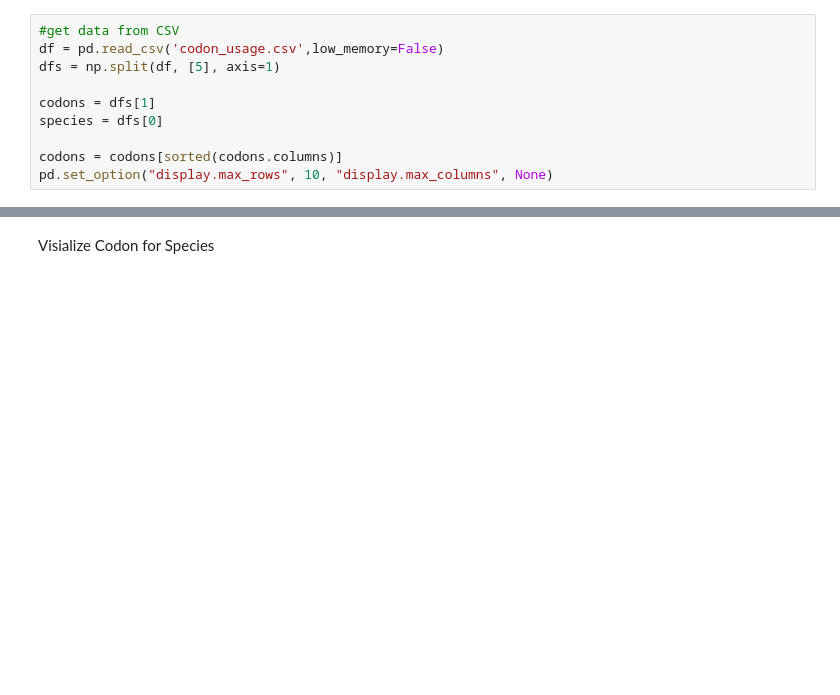
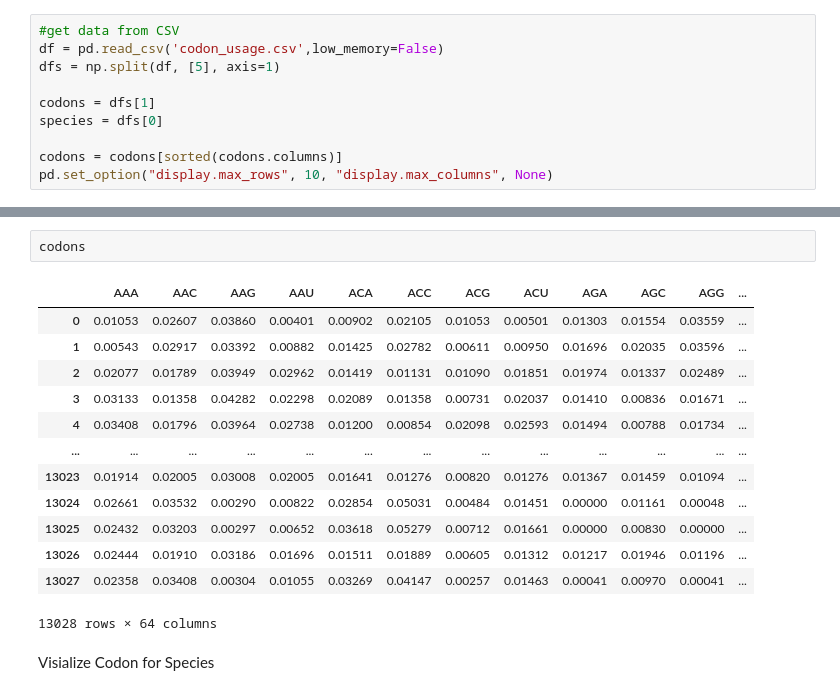
Before and after one commit to oliverweissl/KD_Project, a Jupyter notebook: main.ipynb, the cells around one changed output, grey strips where cells are left out. Saved outputs shown, nothing was run; the diff lists cells and outputs as text; blank space fills up the shorter version.

```diff
--- a/main.ipynb
+++ b/main.ipynb
@@ -22,3 +39,19 @@ pd.set_option("display.max_rows", 10, "display.max_columns", None)
+# %%
+codons
+# %% [output]
+|  | AAA | AAC | AAG | AAU | ACA | ACC | ACG | ACU | AGA | AGC | AGG | ... |
+| 0 | 0.01053 | 0.02607 | 0.03860 | 0.00401 | 0.00902 | 0.02105 | 0.01053 | 0.00501 | 0.01303 | 0.01554 | 0.03559 | ... |
+| 1 | 0.00543 | 0.02917 | 0.03392 | 0.00882 | 0.01425 | 0.02782 | 0.00611 | 0.00950 | 0.01696 | 0.02035 | 0.03596 | ... |
+| 2 | 0.02077 | 0.01789 | 0.03949 | 0.02962 | 0.01419 | 0.01131 | 0.01090 | 0.01851 | 0.01974 | 0.01337 | 0.02489 | ... |
+| 3 | 0.03133 | 0.01358 | 0.04282 | 0.02298 | 0.02089 | 0.01358 | 0.00731 | 0.02037 | 0.01410 | 0.00836 | 0.01671 | ... |
+| 4 | 0.03408 | 0.01796 | 0.03964 | 0.02738 | 0.01200 | 0.00854 | 0.02098 | 0.02593 | 0.01494 | 0.00788 | 0.01734 | ... |
+| ... | ... | ... | ... | ... | ... | ... | ... | ... | ... | ... | ... | ... |
+| 13023 | 0.01914 | 0.02005 | 0.03008 | 0.02005 | 0.01641 | 0.01276 | 0.00820 | 0.01276 | 0.01367 | 0.01459 | 0.01094 | ... |
+| 13024 | 0.02661 | 0.03532 | 0.00290 | 0.00822 | 0.02854 | 0.05031 | 0.00484 | 0.01451 | 0.00000 | 0.01161 | 0.00048 | ... |
+| 13025 | 0.02432 | 0.03203 | 0.00297 | 0.00652 | 0.03618 | 0.05279 | 0.00712 | 0.01661 | 0.00000 | 0.00830 | 0.00000 | ... |
+| 13026 | 0.02444 | 0.01910 | 0.03186 | 0.01696 | 0.01511 | 0.01889 | 0.00605 | 0.01312 | 0.01217 | 0.01946 | 0.01196 | ... |
+| 13027 | 0.02358 | 0.03408 | 0.00304 | 0.01055 | 0.03269 | 0.04147 | 0.00257 | 0.01463 | 0.00041 | 0.00970 | 0.00041 | ... |
+13028 rows × 64 columns
 # %% [markdown]
 Visialize Codon for Species
 # %%
```
Also changed, not shown: parts of 8 cells of this notebook.
